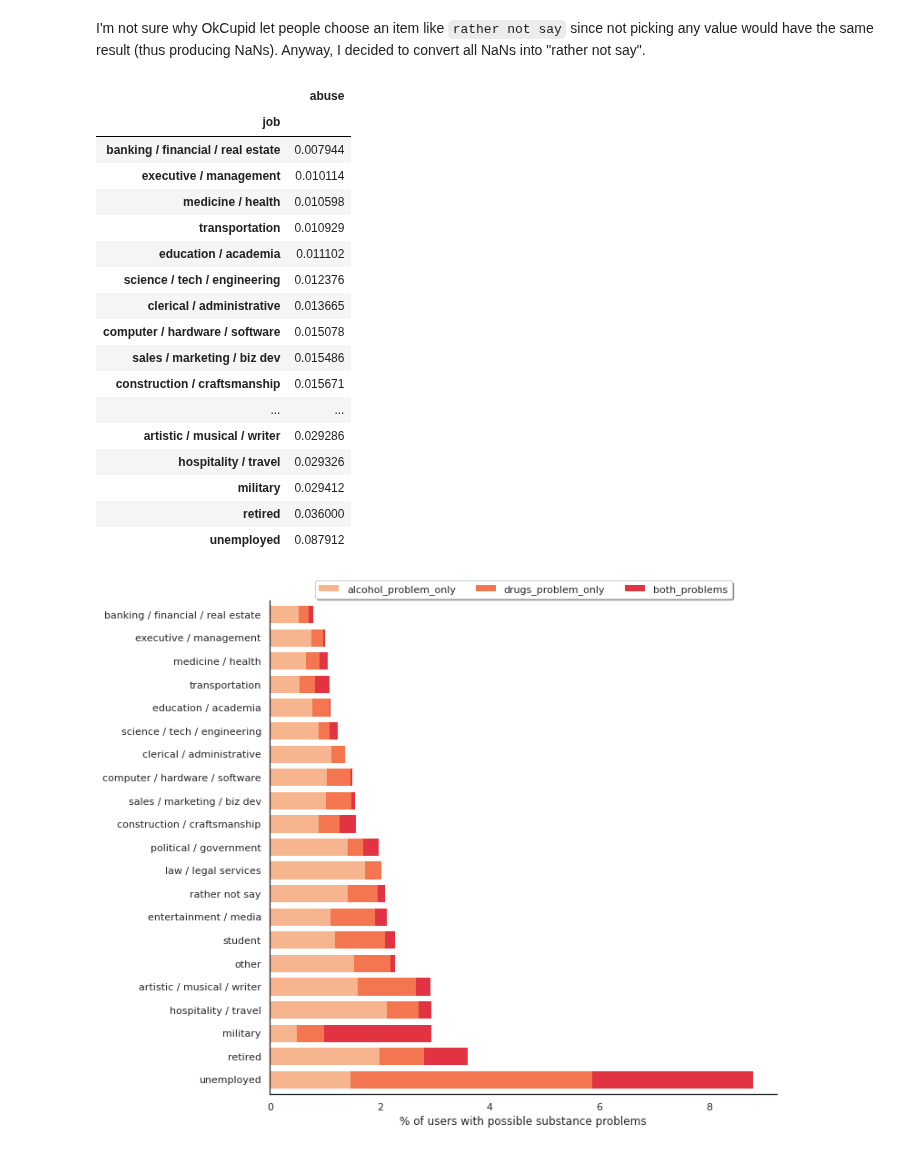
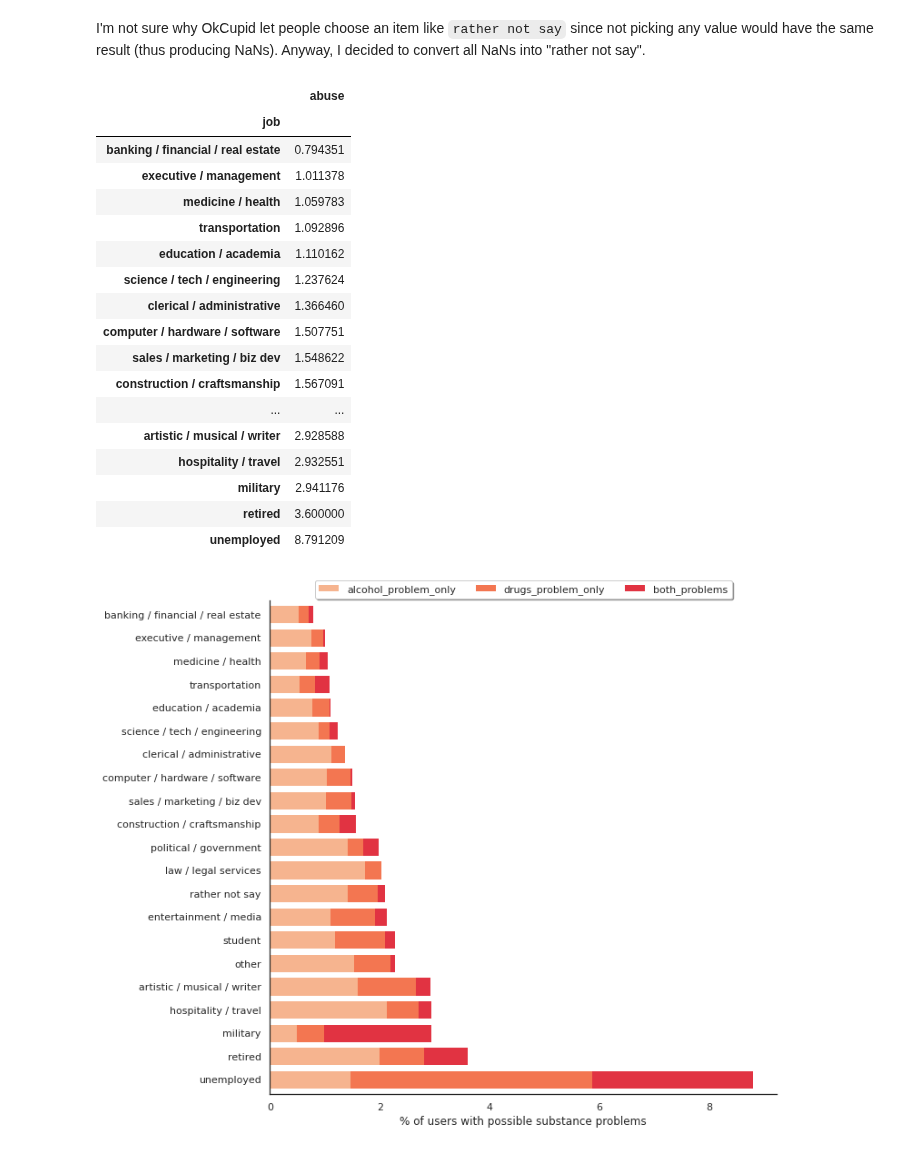
Before and after one commit to brunoarine/substance-problem-study, a Jupyter notebook: notebooks/project.ipynb, the cells around one changed output. Cells and saved outputs as stored; diff of their text form; code cells hidden in the pictures.

```diff
--- a/notebooks/project.ipynb
+++ b/notebooks/project.ipynb
@@ -57,26 +57,26 @@ I'm not sure why OkCupid let people choose an item like `rather not say` since n
 df["job"].fillna("rather not say", inplace=True)
 # %%
 job_relative = df.groupby("job")['abuse'].mean().sort_values().to_frame()
-job_relative
+job_relative*100
 # %% [output]
 |  | abuse |
 | job |  |
-| banking / financial / real estate | 0.007944 |
-| executive / management | 0.010114 |
-| medicine / health | 0.010598 |
-| transportation | 0.010929 |
-| education / academia | 0.011102 |
-| science / tech / engineering | 0.012376 |
-| clerical / administrative | 0.013665 |
-| computer / hardware / software | 0.015078 |
-| sales / marketing / biz dev | 0.015486 |
-| construction / craftsmanship | 0.015671 |
+| banking / financial / real estate | 0.794351 |
+| executive / management | 1.011378 |
+| medicine / health | 1.059783 |
+| transportation | 1.092896 |
+| education / academia | 1.110162 |
+| science / tech / engineering | 1.237624 |
+| clerical / administrative | 1.366460 |
+| computer / hardware / software | 1.507751 |
+| sales / marketing / biz dev | 1.548622 |
+| construction / craftsmanship | 1.567091 |
 | ... | ... |
-| artistic / musical / writer | 0.029286 |
-| hospitality / travel | 0.029326 |
-| military | 0.029412 |
-| retired | 0.036000 |
-| unemployed | 0.087912 |
+| artistic / musical / writer | 2.928588 |
+| hospitality / travel | 2.932551 |
+| military | 2.941176 |
+| retired | 3.600000 |
+| unemployed | 8.791209 |
 # %%
 
 jobs_stacked = df.groupby("job").mean()[['alcohol_problem_only',
```
Also changed, not shown: parts of 9 cells of this notebook.
